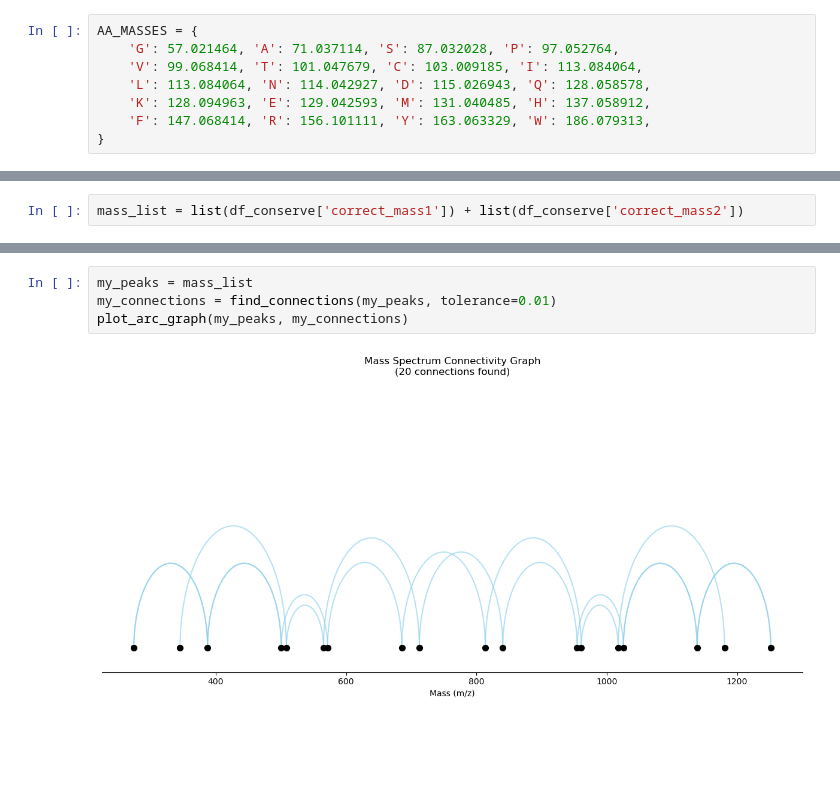
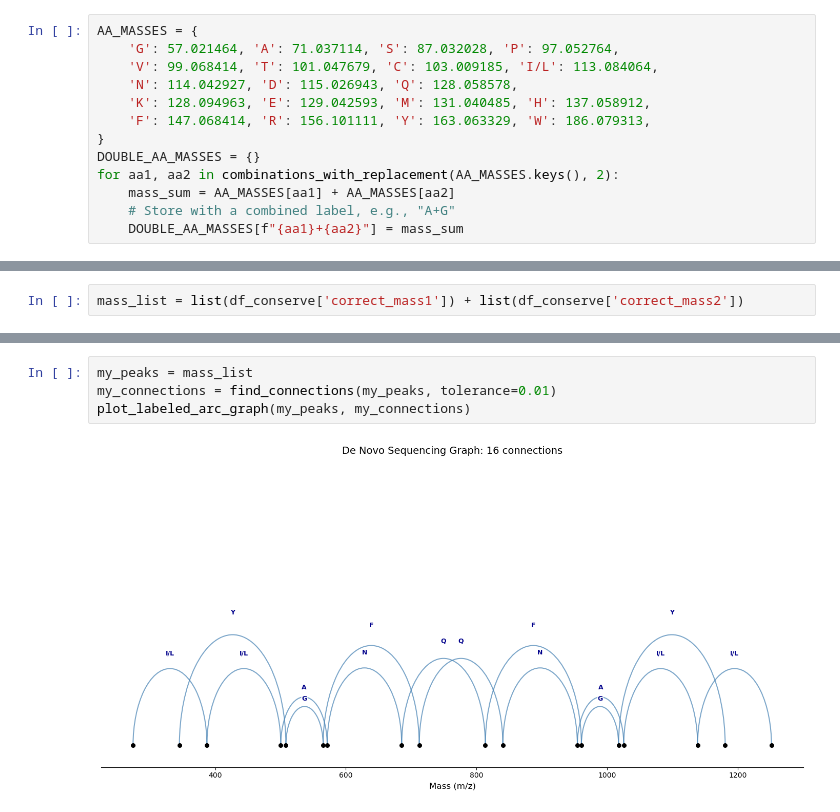
Before and after one commit to Kevinxsn/2D_spec_dict, a Jupyter notebook: vis_conserve/notebook.ipynb, the cells around one changed output, grey strips where cells are left out. Saved outputs shown, nothing was run; the diff lists cells and outputs as text; blank space fills up the shorter version.

```diff
--- a/vis_conserve/notebook.ipynb
+++ b/vis_conserve/notebook.ipynb
@@ -16,11 +18,16 @@ import neutral_loss_mass
 # %%
 AA_MASSES = {
     'G': 57.021464, 'A': 71.037114, 'S': 87.032028, 'P': 97.052764,
-    'V': 99.068414, 'T': 101.047679, 'C': 103.009185, 'I': 113.084064,
-    'L': 113.084064, 'N': 114.042927, 'D': 115.026943, 'Q': 128.058578,
+    'V': 99.068414, 'T': 101.047679, 'C': 103.009185, 'I/L': 113.084064,
+    'N': 114.042927, 'D': 115.026943, 'Q': 128.058578,
     'K': 128.094963, 'E': 129.042593, 'M': 131.040485, 'H': 137.058912,
     'F': 147.068414, 'R': 156.101111, 'Y': 163.063329, 'W': 186.079313,
 }
+DOUBLE_AA_MASSES = {}
+for aa1, aa2 in combinations_with_replacement(AA_MASSES.keys(), 2):
+    mass_sum = AA_MASSES[aa1] + AA_MASSES[aa2]
+    # Store with a combined label, e.g., "A+G"
+    DOUBLE_AA_MASSES[f"{aa1}+{aa2}"] = mass_sum
 # %%
 def find_connections(peaks, tolerance=0.02):
     """
@@ -229,6 +212,6 @@ mass_list
 # %%
 my_peaks = mass_list
 my_connections = find_connections(my_peaks, tolerance=0.01)
-plot_arc_graph(my_peaks, my_connections)
+plot_labeled_arc_graph(my_peaks, my_connections)
 # %% [output]
-[figure, old version]
+[figure, new version]
```
Also changed, not shown: parts of 3 cells of this notebook, 1 other file.
